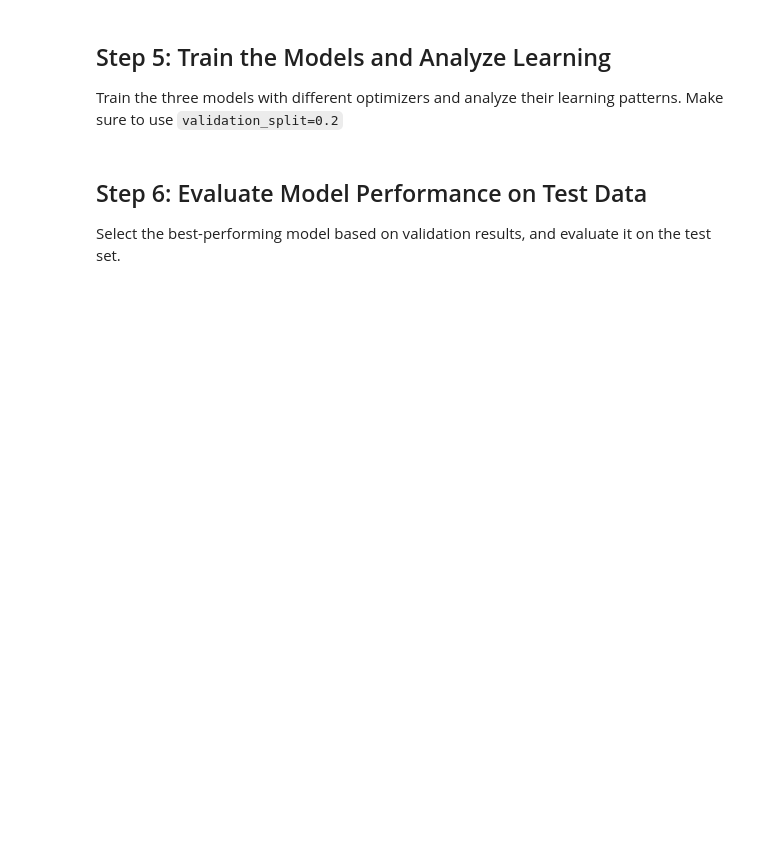
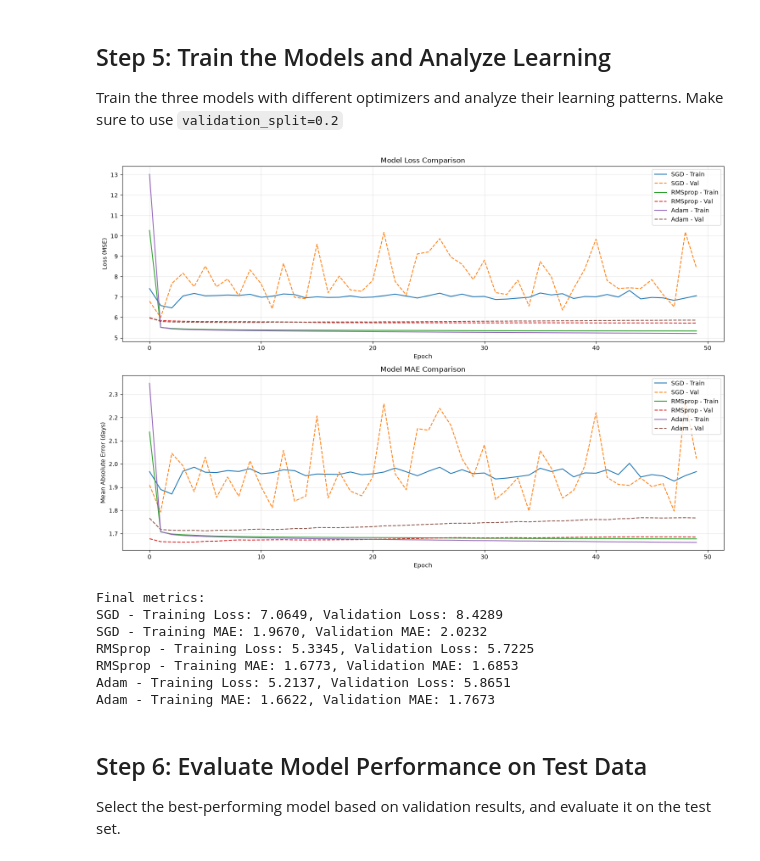
Before and after one commit to donjuel003/Fundamentals-of-Neural-Networks, a Jupyter notebook: nn_fundamentals_lab.ipynb, the cells around one changed output. Cells and saved outputs as stored; diff of their text form; code cells hidden in the pictures; blank space fills up the shorter version.

```diff
--- a/nn_fundamentals_lab.ipynb
+++ b/nn_fundamentals_lab.ipynb
@@ -172,17 +253,29 @@ metric = ['mae']
 # Model 1: Using SGD (Stochastic Gradient Descent)
 model_sgd = keras.models.clone_model(model)
 # Compile
-None
+model_sgd.compile(
+    optimizer=keras.optimizers.SGD(learning_rate=0.01, momentum=0.9),
+    loss=loss,
+    metrics=metric
+)
 
 # Model 2: Using RMSprop
 model_rmsprop = keras.models.clone_model(model)
 # Compile
-None
+model_rmsprop.compile(
+    optimizer=keras.optimizers.RMSprop(learning_rate=0.001),
+    loss=loss,
+    metrics=metric
+)
 
 # Model 3: Using Adam
 model_adam = keras.models.clone_model(model)
 # Compile
-None
+model_adam.compile(
+    optimizer=keras.optimizers.Adam(learning_rate=0.001),
+    loss=loss,
+    metrics=metric
+)
 
 # Defined number of epochs and batch size
 epochs = 50
@@ -192,13 +287,31 @@ batch_size = 32
 Train the three models with different optimizers and analyze their learning patterns. Make sure to use `validation_split=0.2`
 # %%
 # Train the model with SGD
-history_sgd = None
+history_sgd = model_sgd.fit(
+    X_train_processed, y_train,
+    validation_split=0.2,
+    epochs=epochs,
+    batch_size=batch_size,
+    verbose=0
+)
 
 # Train the model with RMSprop
-history_rmsprop = None
+history_rmsprop = model_rmsprop.fit(
+    X_train_processed, y_train,
+    validation_split=0.2,
+    epochs=epochs,
+    batch_size=batch_size,
+    verbose=0
+)
 
 # Train the model with Adam
-history_adam = None
+history_adam = model_adam.fit(
+    X_train_processed, y_train,
+    validation_split=0.2,
+    epochs=epochs,
+    batch_size=batch_size,
+    verbose=0
+)
 
 # Plot training & validation loss for all three models - include label for each
 plt.figure(figsize=(15, 10))
@@ -206,55 +319,64 @@ plt.figure(figsize=(15, 10))
 # Loss comparison
 plt.subplot(2, 1, 1)
 # Training loss SGD
-plt.plot(None)
+plt.plot(history_sgd.history['loss'], label='SGD - Train')
 # Validation loss SGD
-plt.plot(None, linestyle='--')
+plt.plot(history_sgd.history['val_loss'], linestyle='--', label='SGD - Val')
 # Training loss RMSProp
-plt.plot(None)
+plt.plot(history_rmsprop.history['loss'], label='RMSprop - Train')
 # Validation loss RMSProp
-plt.plot(None, linestyle='--')
+plt.plot(history_rmsprop.history['val_loss'], linestyle='--', label='RMSprop - Val')
 # Training loss Adam
-plt.plot(None)
+plt.plot(history_adam.history['loss'], label='Adam - Train')
 # Validation loss Adam
-plt.plot(None, linestyle='--')
+plt.plot(history_adam.history['val_loss'], linestyle='--', label='Adam - Val')
 plt.title('Model Loss Comparison')
 plt.ylabel('Loss (MSE)')
 plt.xlabel('Epoch')
 plt.legend()
 plt.grid(True, alpha=0.3)
 
 # MAE comparison
 plt.subplot(2, 1, 2)
 # Training MAE SGD
-plt.plot(None)
+plt.plot(history_sgd.history['mae'], label='SGD - Train')
 # Validation MAE SGD
-plt.plot(None, linestyle='--')
+plt.plot(history_sgd.history['val_mae'], linestyle='--', label='SGD - Val')
 # Training MAE RMSProp
-plt.plot(None)
+plt.plot(history_rmsprop.history['mae'], label='RMSprop - Train')
 # Validation MAE RMSProp
-plt.plot(None, linestyle='--')
+plt.plot(history_rmsprop.history['val_mae'], linestyle='--', label='RMSprop - Val')
 # Training MAE Adam
-plt.plot(None)
+plt.plot(history_adam.history['mae'], label='Adam - Train')
 # Validation MAE Adam
-plt.plot(None, linestyle='--')
+plt.plot(history_adam.history['val_mae'], linestyle='--', label='Adam - Val')
 
 plt.title('Model MAE Comparison')
 plt.ylabel('Mean Absolute Error (days)')
 plt.xlabel('Epoch')
 plt.legend()
 plt.grid(True, alpha=0.3)
 
 plt.tight_layout()
 plt.show()
 
 # Print final metrics for each optimizer
 print("Final metrics:")
 print(f"SGD - Training Loss: {history_sgd.history['loss'][-1]:.4f}, Validation Loss: {history_sgd.history['val_loss'][-1]:.4f}")
 print(f"SGD - Training MAE: {history_sgd.history['mae'][-1]:.4f}, Validation MAE: {history_sgd.history['val_mae'][-1]:.4f}")
 print(f"RMSprop - Training Loss: {history_rmsprop.history['loss'][-1]:.4f}, Validation Loss: {history_rmsprop.history['val_loss'][-1]:.4f}")
 print(f"RMSprop - Training MAE: {history_rmsprop.history['mae'][-1]:.4f}, Validation MAE: {history_rmsprop.history['val_mae'][-1]:.4f}")
 print(f"Adam - Training Loss: {history_adam.history['loss'][-1]:.4f}, Validation Loss: {history_adam.history['val_loss'][-1]:.4f}")
 print(f"Adam - Training MAE: {history_adam.history['mae'][-1]:.4f}, Validation MAE: {history_adam.history['val_mae'][-1]:.4f}")
+# %% [output]
+[figure, added]
+Final metrics:
+SGD - Training Loss: 7.0649, Validation Loss: 8.4289
+SGD - Training MAE: 1.9670, Validation MAE: 2.0232
+RMSprop - Training Loss: 5.3345, Validation Loss: 5.7225
+RMSprop - Training MAE: 1.6773, Validation MAE: 1.6853
+Adam - Training Loss: 5.2137, Validation Loss: 5.8651
+Adam - Training MAE: 1.6622, Validation MAE: 1.7673
 # %% [markdown]
 ## Step 6: Evaluate Model Performance on Test Data
 Select the best-performing model based on validation results, and evaluate it on the test set.
```
Also changed, not shown: parts of 6 cells of this notebook.
